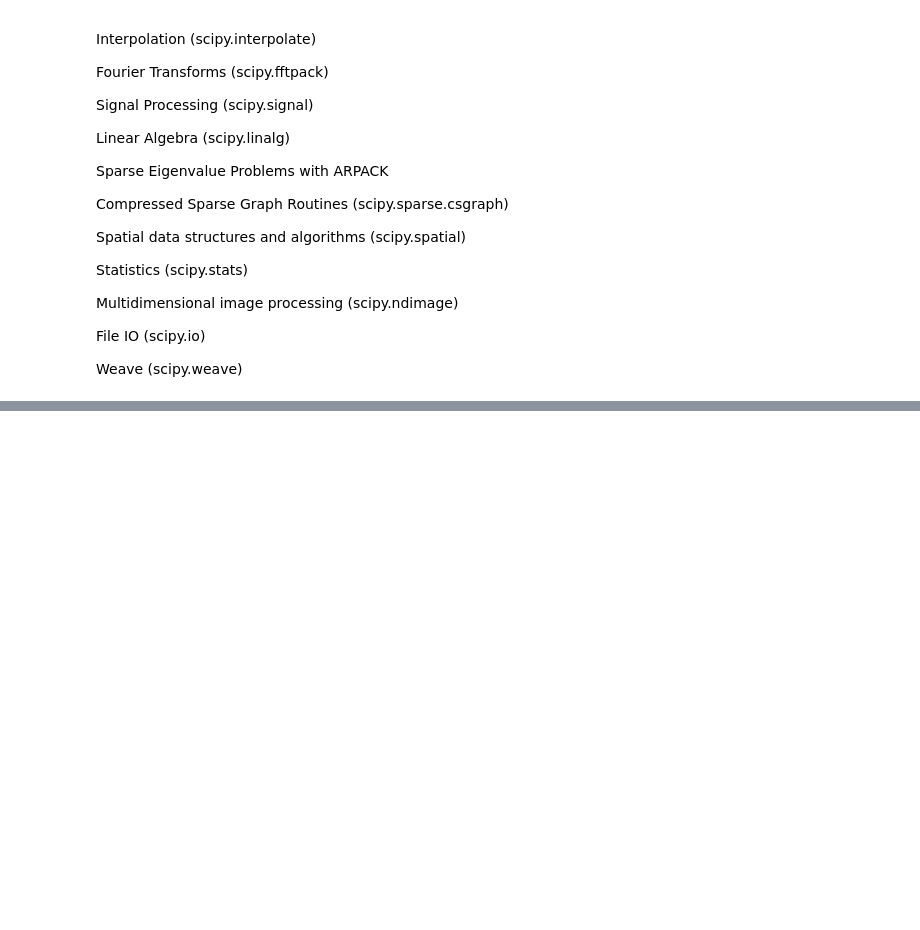
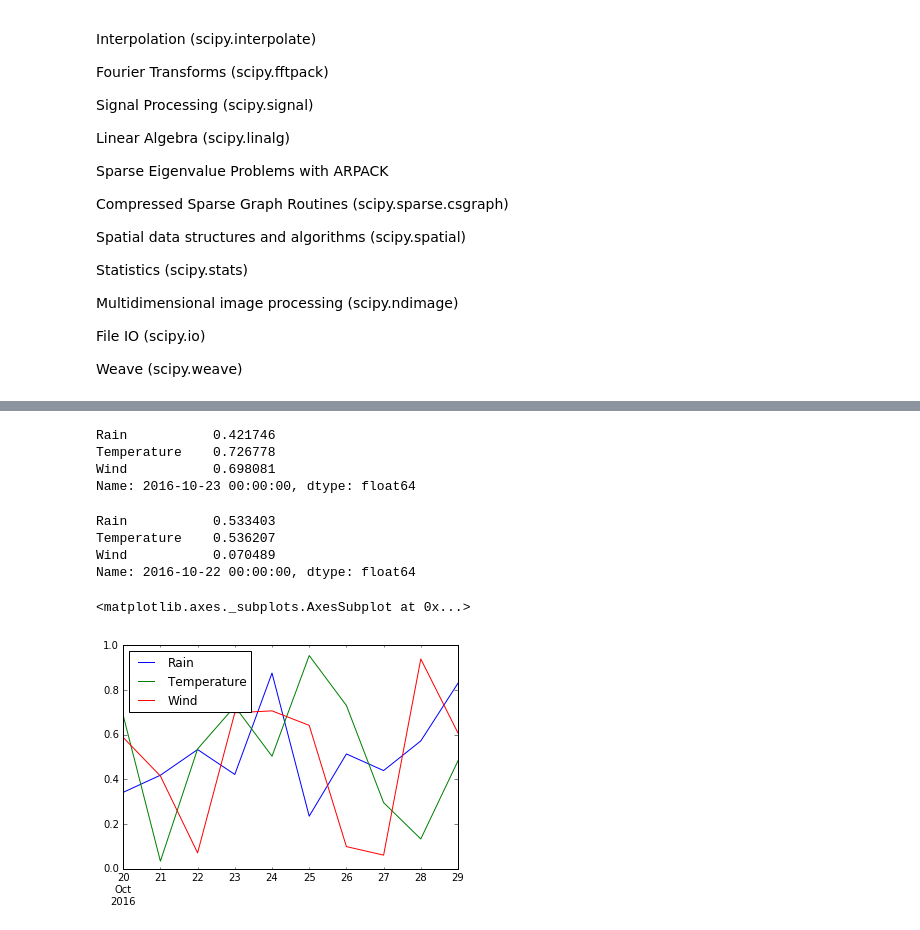
Before and after one commit to ecurtin2/uiuc, a Jupyter notebook: CATMS/Scientific-Computing-Bootcamp.ipynb, the cells around one changed output, grey strips where cells are left out. Cells and saved outputs as stored; diff of their text form; code cells hidden in the pictures; blank space fills up the shorter version.

```diff
--- a/CATMS/Scientific-Computing-Bootcamp.ipynb
+++ b/CATMS/Scientific-Computing-Bootcamp.ipynb
@@ -238,0 +339,7 @@ plt.show()
+# %%
+Cols = ['Rain', 'Temperature', 'Wind']
+Dates = pd.date_range('20161020', periods=10)
+data = np.random.rand(10, 3) # 3 cols 10 rows
+
+df= pd.DataFrame(data, index=Dates, columns=Cols)
+df
@@ -238,0 +372,19 @@ plt.show()
+# %%
+df.loc['2016-10-23']  # locate this date
+# %% [output]
+Rain           0.421746
+Temperature    0.726778
+Wind           0.698081
+Name: 2016-10-23 00:00:00, dtype: float64
+# %%
+df.iloc[2]  # grab the 3rd row
+# %% [output]
+Rain           0.533403
+Temperature    0.536207
+Wind           0.070489
+Name: 2016-10-22 00:00:00, dtype: float64
+# %%
+df.plot()  # Plot all the stuff
+# %% [output]
+<matplotlib.axes._subplots.AxesSubplot at 0x...>
+[figure, added]
```
Also changed, not shown: parts of 53 cells of this notebook.
